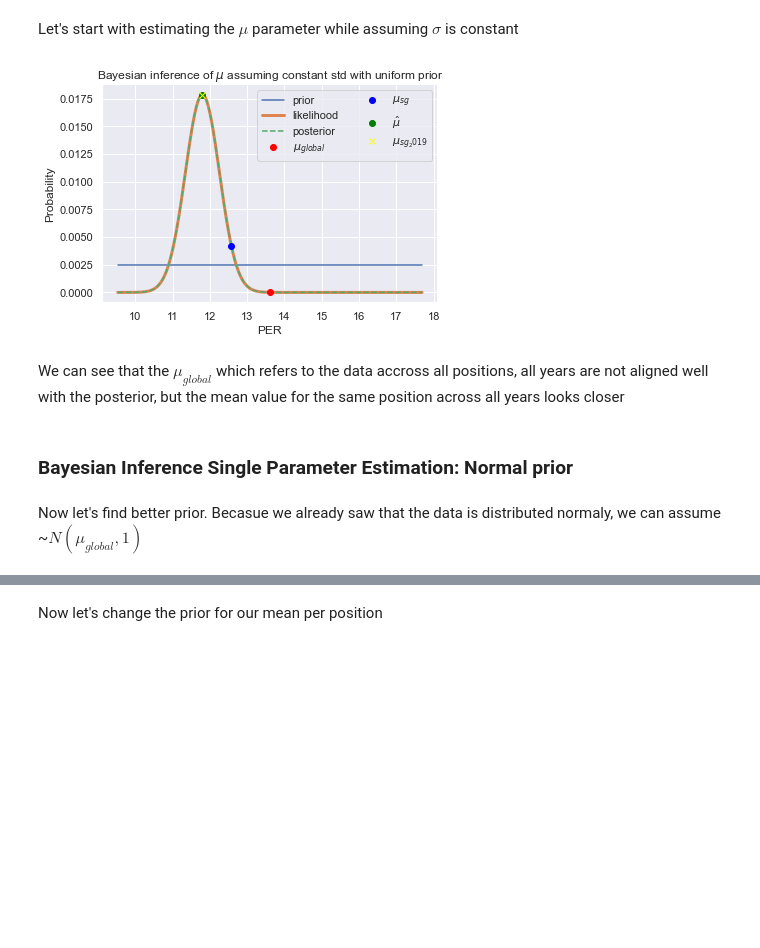
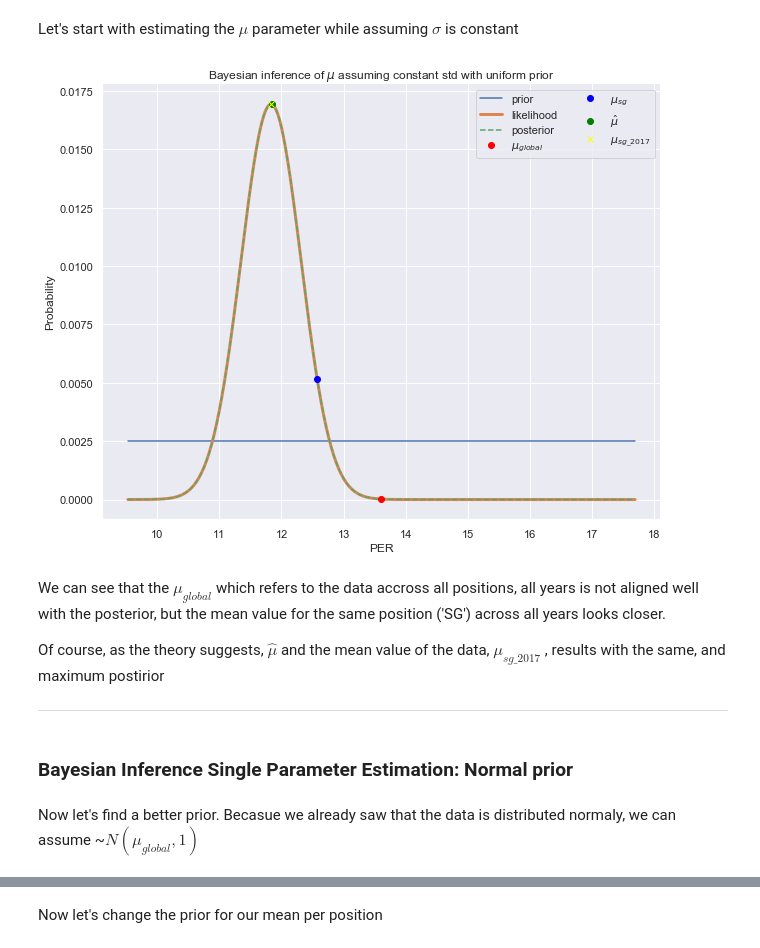
Before and after one commit to guygozlan/SciComPy_NBA, a Jupyter notebook: NBA_ver3.ipynb, the cells around one changed output, grey strips where cells are left out. Cells and saved outputs as stored; diff of their text form; code cells hidden in the pictures; blank space fills up the shorter version.

Commit message:
Finished anaylising results + notes -- almost done for submission

```diff
--- a/NBA_ver3.ipynb
+++ b/NBA_ver3.ipynb
@@ -243,11 +299,11 @@ max_per_pos_dict = {}
 for i, p in enumerate(unique_pos):
     pos_df = dbb.loc[dbb['Pos'] == p].copy()
     max_per_s = pos_df.loc[pos_df['PER'] == pos_df['PER'].max(), ['Player','PER']].squeeze()
-    aPER = std_dist(max_per_s['PER'], np.mean(pos_df['PER']), np.std(pos_df['PER']))
+    pPER = std_dist(max_per_s['PER'], np.mean(pos_df['PER']), np.std(pos_df['PER']))
     print (f'For position {p}:')
     print (f"Player with maximum PER within position is {max_per_s['Player']} with PER = {max_per_s['PER']}")
-    print (f'With aPER of \033[1m{aPER:.2f}σ\033[0m')
-    max_per_pos_dict[p] = {'Player' : max_per_s['Player'], 'PER' : max_per_s['PER'], 'aPER' : aPER}
+    print (f'With pPER of \033[1m{pPER:.2f}σ\033[0m')
+    max_per_pos_dict[p] = {'Player' : max_per_s['Player'], 'PER' : max_per_s['PER'], 'pPER' : pPER}
 # %% [output]
 Year: 2017
 For position C:
@@ -380,13 +442,13 @@ LR_pos_df
 # %%
 for pos in unique_pos:
     μ_lr = LR_pos_df.loc[LR_pos_df['Pos']==pos,'slope'].squeeze() * year + LR_pos_df.loc[LR_pos_df['Pos']==pos,'intercept'].squeeze()
-    add_aPER_2_db(dbb, year, pos, μ_lr)
+    add_pPER_2_db(dbb, year, pos, μ_lr)
     df1 = dbb.loc[dbb['Pos'] == pos].copy()
-#     aMVP_lr_PER = df1.loc[df1['aPER'] == df1['aPER'].max(),['Player', 'aPER']].squeeze()
-#     print('The best {} when using Linear Regression for the mean-PER estimate is:\n{} with aPER = {:.2f}'.
-#           format(pos, aMVP_lr_PER['Player'], aMVP_lr_PER['aPER']))
+#     aMVP_lr_PER = df1.loc[df1['pPER'] == df1['pPER'].max(),['Player', 'pPER']].squeeze()
+#     print('The best {} when using Linear Regression for the mean-PER estimate is:\n{} with pPER = {:.2f}'.
+#           format(pos, aMVP_lr_PER['Player'], aMVP_lr_PER['pPER']))
 
-aMVP_lr_PER = dbb.loc[dbb['aPER'] == dbb['aPER'].max(),'Player'].squeeze()
-print('The aMVP when using Linear Regression for the mean-PER estimate is:\n{} with aPER = {:.2f} as opposed to aPER of {:.2f} when using only {} mean'.format(aMVP_lr_PER, dbb['aPER'].max(),[v['aPER'] for k, v in max_per_pos_dict.items() if v['Player'] == aMVP_lr_PER][0],year))
+aMVP_lr_PER = dbb.loc[dbb['pPER'] == dbb['pPER'].max(),'Player'].squeeze()
+print('The aMVP when using Linear Regression for the mean-PER estimate is:\n{} with pPER = {:.2f} as opposed to pPER of {:.2f} when using only {} mean'.format(aMVP_lr_PER, dbb['pPER'].max(),[v['pPER'] for k, v in max_per_pos_dict.items() if v['Player'] == aMVP_lr_PER][0],year))
 # %% [output]
 The aMVP when using Linear Regression for the mean-PER estimate is:
@@ -400,11 +461,11 @@ After evaluting aPER for a single year, we need to calculate the aPER for every
 # %%
-# Notice that we return the measure the aPER with respect to the actual mean-PER in the current year,
+# Notice that we return the measure the pPER with respect to the actual mean-PER in the current year,
 # not the linear-regression mean-PER for that year
-for year in range(*years_range):
+for yy in range(*years_range):
     for pos in unique_pos:
-        add_aPER_2_db(dbb, year, pos)
+        add_pPER_2_db(dbb, yy, pos)
 
-assert ~(dbb.isnull().values.any()), 'Not all aPER values were calculated'
+assert ~(dbb.isnull().values.any()), 'Not all pPER values were calculated'
 # %%
 dbb.describe()
 # %% [output]
@@ -494,5 +539,5 @@ year
 # %%
-pos='SG'
+pos, year = 'SG', 2017
 one_pos_one_year_d = db['PER'][(db['Pos']==pos) & (db['Year']==year)]
 plt.hist(one_pos_one_year_d, bins=18)
 plt.axvline(μ_years_range[pos], color='red')
@@ -525,36 +568,40 @@ def log_posterior_2d_uni(μ, X):
 # %%
 μ_range = np.linspace(μ_global*0.70, μ_global*1.3, 400)
 
 pri = np.exp([log_prior_2d_uni(μ_) for μ_ in μ_range])
 lik = np.exp([log_likelihood((μ_, σ_global), one_pos_one_year_d) for μ_ in μ_range])
 post = np.exp([log_posterior_2d_uni(μ_, one_pos_one_year_d) for μ_ in μ_range])
 
 μ_hat = μ_range[post.argmax()] # MAP
 
+fig = plt.figure(figsize=((10,8)))
 plt.plot(μ_range, pri/pri.sum(), label='prior')
 plt.plot(μ_range, lik/lik.sum(), lw=3, label='likelihood')
 plt.plot(μ_range, post/post.sum(), ls='--', label='posterior')
 
 plt.plot(μ_global, np.exp(log_posterior_2d_uni(μ_global, one_pos_one_year_d))/post.sum(), 'o', color='red', label='$μ_{global}$')
 plt.plot(μ_years_range[pos], np.exp(log_posterior_2d_uni(μ_years_range[pos], one_pos_one_year_d))/post.sum(), 'o', color='blue', label='$μ_{'+pos.lower()+'}$')
 plt.plot(μ_hat, np.exp(log_posterior_2d_uni(μ_hat, one_pos_one_year_d))/post.sum(), 'o', color='green', label='$\hat{μ}$')
-plt.plot(one_pos_one_year_d.mean(), np.exp(log_posterior_2d_uni(one_pos_one_year_d.mean(), one_pos_one_year_d))/post.sum(), 'x', color='yellow', label='$μ_{'+pos.lower()+'_'+str(year)+'}$')
+plt.plot(one_pos_one_year_d.mean(), np.exp(log_posterior_2d_uni(one_pos_one_year_d.mean(), one_pos_one_year_d))/post.sum(), 'x', color='yellow', label='$μ_{'+pos.lower()+'\_'+str(year)+'}$')
 
 # X_σ = np.linspace(μ_hat-σ_global/10, μ_hat+σ_global/10)
 # plt.fill_between(X_σ, np.exp(log_likelihood((μ_hat*0.9, σ_global), one_pos_one_year_d))/lik.sum(),
 #                  np.exp([log_likelihood((x, σ_global), one_pos_one_year_d) for x in X_σ])/lik.sum(),
 #                  alpha=0.5, label='$\pm 0.1*\sigma_{\hat{\mu}}$')
 
 plt.xlabel("PER")
 plt.ylabel("Probability")
 plt.title(f'Bayesian inference of $\mu$ assuming constant std with uniform prior')
 plt.legend(ncol=2)
 sns.despine()
 # %% [output]
-[figure, old version]
+[figure, new version]
 # %% [markdown]
-We can see that the $\mu_{global}$ which refers to the data accross all positions, all years are not aligned well with the posterior, but the mean value for the same position across all years looks closer
+We can see that the $\mu_{global}$ which refers to the data accross all positions, all years is not aligned well with the posterior, but the mean value for the same position ('SG') across all years looks closer.
+
+Of course, as the theory suggests, $\hat{\mu}$ and the mean value of the data, $\mu_{sg\_2017}$ , results with the same, and maximum postirior
+***
 # %% [markdown]
 ### Bayesian Inference Single Parameter Estimation: Normal prior
 # %% [markdown]
-Now let's find better prior. Becasue we already saw that the data is distributed normaly, we can assume ~$N(\mu_{global},1)$
+Now let's find a better prior. Becasue we already saw that the data is distributed normaly, we can assume ~$N(\mu_{global},1)$
```
Also changed, not shown: parts of 97 cells of this notebook.
